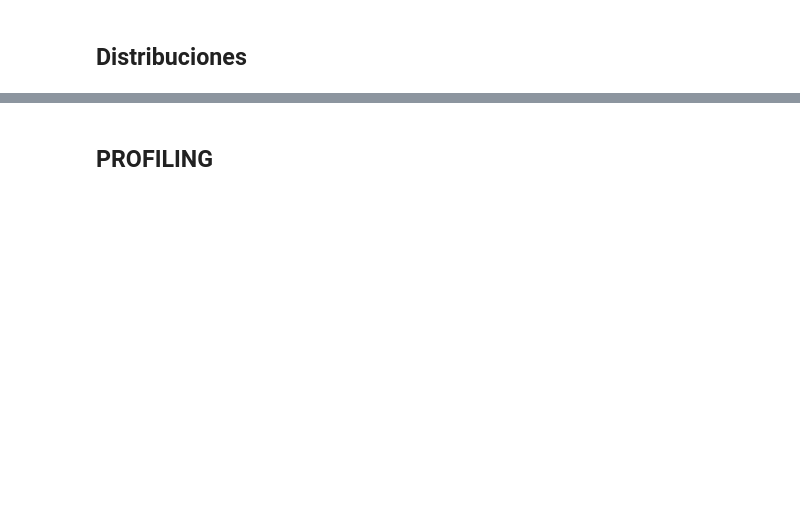
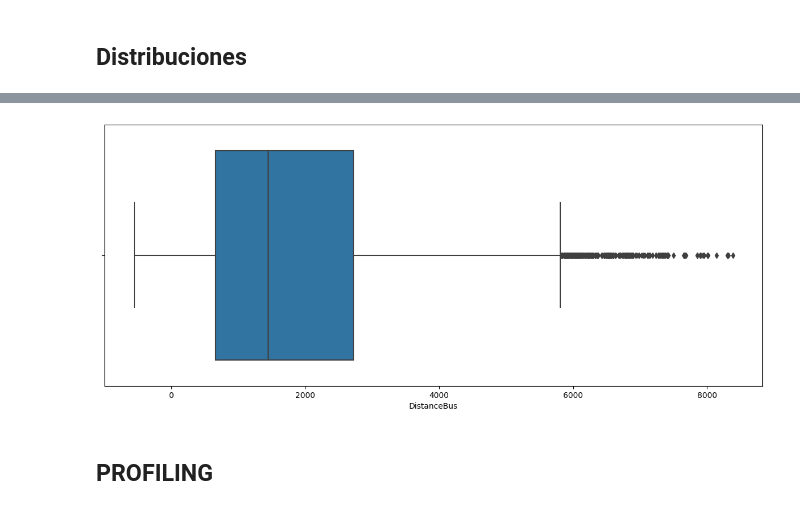
Before and after one commit to oeg-upm/inesdata-mov-data-generation, a Jupyter notebook: notebooks/emt_qa.ipynb, the cells around one changed output, grey strips where cells are left out. Saved outputs shown, nothing was run; the diff lists cells and outputs as text; code cells hidden in the pictures; blank space fills up the shorter version.

```diff
--- a/notebooks/emt_qa.ipynb
+++ b/notebooks/emt_qa.ipynb
@@ -233,3 +252,8 @@ sns.pairplot(df);
+# %%
+plt.figure(figsize=(15,6))
+sns.boxplot(x=df.iloc[:10000][var_name]);
+# %% [output]
+[figure, added]
 # %% [markdown]
 ## PROFILING
 # %%
```
Also changed, not shown: parts of 4 cells of this notebook.
